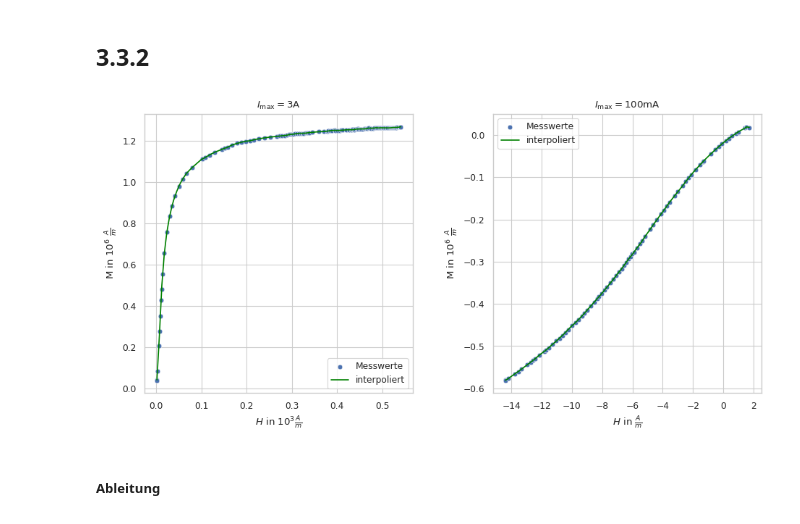
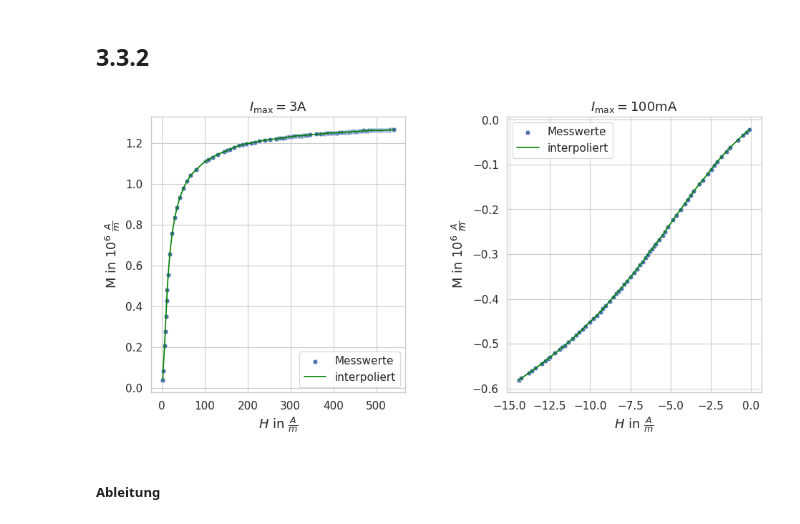
Before and after one commit to ofilla/physik-praktikum-b, a Jupyter notebook: B2.4/data/Auswertung.ipynb, the cells around one changed output. Drawn from its saved outputs; the diff is of its cells as text; code cells hidden in the pictures.

```diff
--- a/B2.4/data/Auswertung.ipynb
+++ b/B2.4/data/Auswertung.ipynb
@@ -60,7 +94,0 @@ def H(U):
-# %%
-def M(U):
-    nu = 50 # Hz
-    n_s = 17
-    q = 0.9/10000 # m^2
-    mu_0 = 4* math.pi * 1e-7
-    return U / (47*nu*n_s*q*mu_0) / 1e6
@@ -206,14 +199,18 @@ print(m.round(2), r'\pm', d.round(2))
 komm_a = pd.read_csv('3.3.2.a.csv', sep='\t')
 komm_b = pd.read_csv('3.3.2.b.csv', sep='\t')
 # %%
-komm_a[H_column] = komm_a['H'].apply(H)
-komm_b[H_column] = komm_b['H'].apply(H)
+komm_a[H_column] = H_heizbar(komm_a, I_max=3, offset=False)
+komm_b[H_column] = H_heizbar(komm_b, I_max=0.08, offset=False)
 
-komm_a[M_column] = komm_a['M'].apply(M)
-komm_b[M_column] = komm_b['M'].apply(M)
+komm_a[M_column] = M(komm_a, offset=False)
+komm_b[M_column] = M(komm_b, offset=False)
 # %%
 komm_a[I_column] = r'3.00 $\pm$ 0.01'
 komm_b[I_column] = r'0.10 $\pm$ 0.01'
+# %%
+komm_b = komm_b[komm_b[H_column] <= 0]
+# komm_b[H_column] *= -1
+# komm_b[M_column] *= -1
 # %%
 komm_a = komm_a.sort_values(by=H_column)
 komm_b = komm_b.sort_values(by=H_column)
@@ -223,39 +220,37 @@ interp_a = np.interp(x_range_a, komm_a[H_column], komm_a[M_column])
 # %%
 x_range_b = np.linspace(komm_b[H_column].min(), komm_b[H_column].max(), 100)
 interp_b = np.interp(x_range_b, komm_b[H_column], komm_b[M_column])
-# %%
-komm_b[H_column_detailed] = komm_b[H_column] * 1000
 # %%
 fig = plt.figure(figsize=(11,5))
-fig.subplots_adjust(hspace=0.3, wspace=0.3)
+fig.subplots_adjust(wspace=0.4)
 
 ax = fig.add_subplot(1, 2, 1)
 plt.title(r'$I_\mathrm{max} = 3$A')
 sns.scatterplot(
     data=komm_a,
     x=H_column,
     y=M_column,
     ax=ax,
     label='Messwerte'
 )
 plt.plot(x_range_a, interp_a, color='green', label='interpoliert')
 plt.legend()
 
 ax = fig.add_subplot(1, 2, 2)
 plt.title(r'$I_\mathrm{max} = 100$mA')
 sns.scatterplot(
     data=komm_b,
-    x=H_column_detailed,
+    x=H_column,
     y=M_column,
     ax=ax,
     label='Messwerte'
 )
-plt.plot(x_range_b*1000, interp_b, color='green', label='interpoliert')
+plt.plot(x_range_b, interp_b, color='green', label='interpoliert')
 plt.legend()
 
 fig.savefig('../../media/B2.4/3.3.2_Messung.svg', bbox_inches='tight')
 # %% [output]
-[figure, old version]
+[figure, new version]
 # %% [markdown]
 ##### Ableitung
 # %%
```
Also changed, not shown: parts of 68 cells of this notebook, 22 other files.
